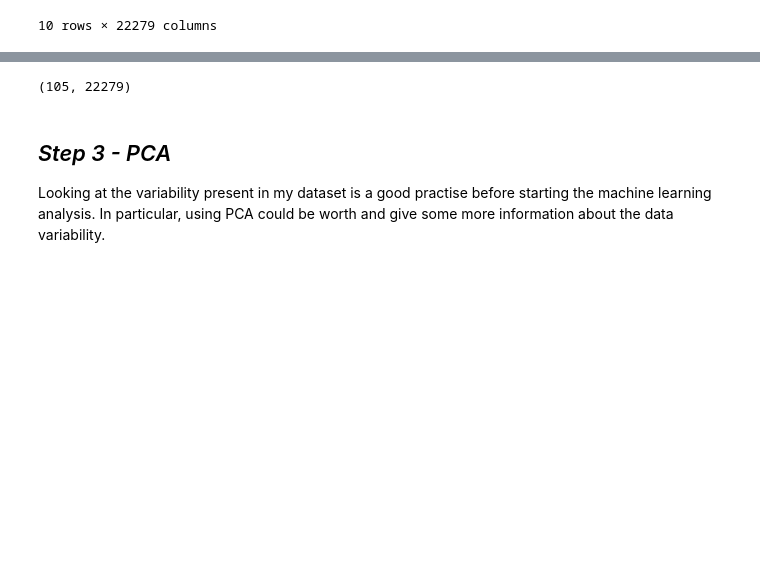
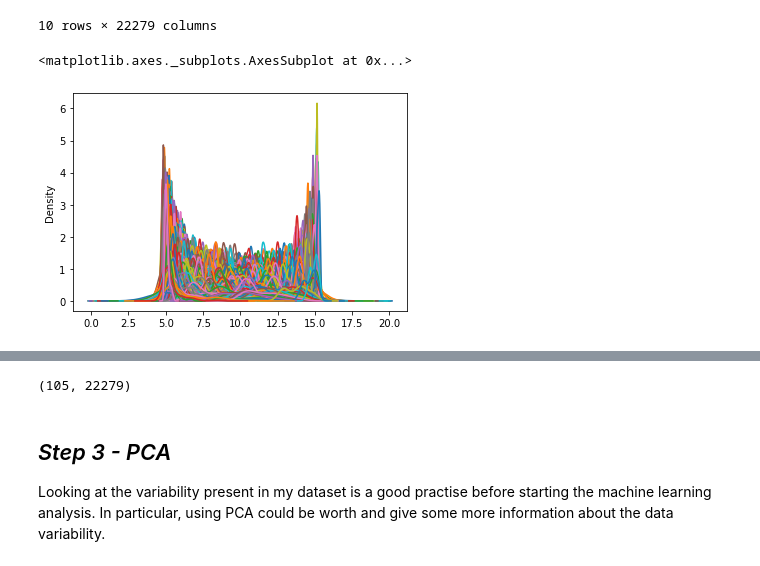
Before and after one commit to edogiuili/Applied_Machine_Learning, a Jupyter notebook: AML_Advanced_Project.ipynb, the cells around one changed output, grey strips where cells are left out. Saved outputs shown, nothing was run; the diff lists cells and outputs as text; code cells hidden in the pictures; blank space fills up the shorter version.

```diff
--- a/AML_Advanced_Project.ipynb
+++ b/AML_Advanced_Project.ipynb
@@ -83,7 +83,10 @@ type_col = entire_ds["type"]
 # %%
 #let's plot the distribution of the genes' expressions
 data = entire_ds.drop(columns=["samples","type"])
-#data.plot(kind="kde",legend=None)
+data.plot(kind="kde",legend=None)
+# %% [output]
+<matplotlib.axes._subplots.AxesSubplot at 0x...>
+[figure, added]
 # %%
 #standardize the distribution of data
 scaler = preprocessing.StandardScaler()
```
Also changed, not shown: parts of 43 cells of this notebook.
